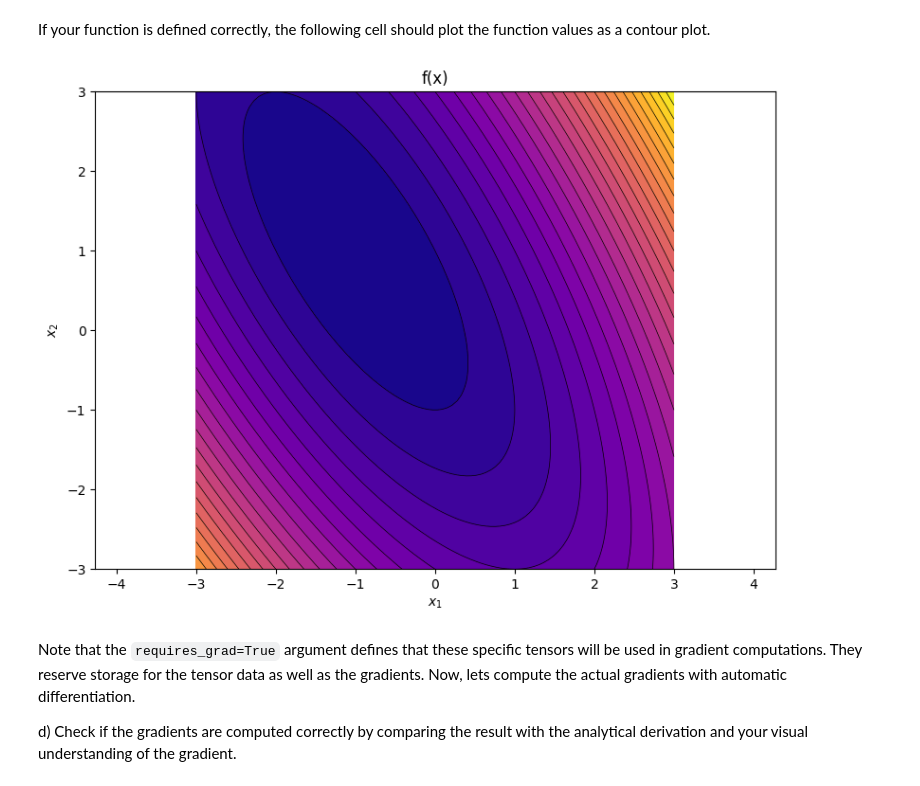
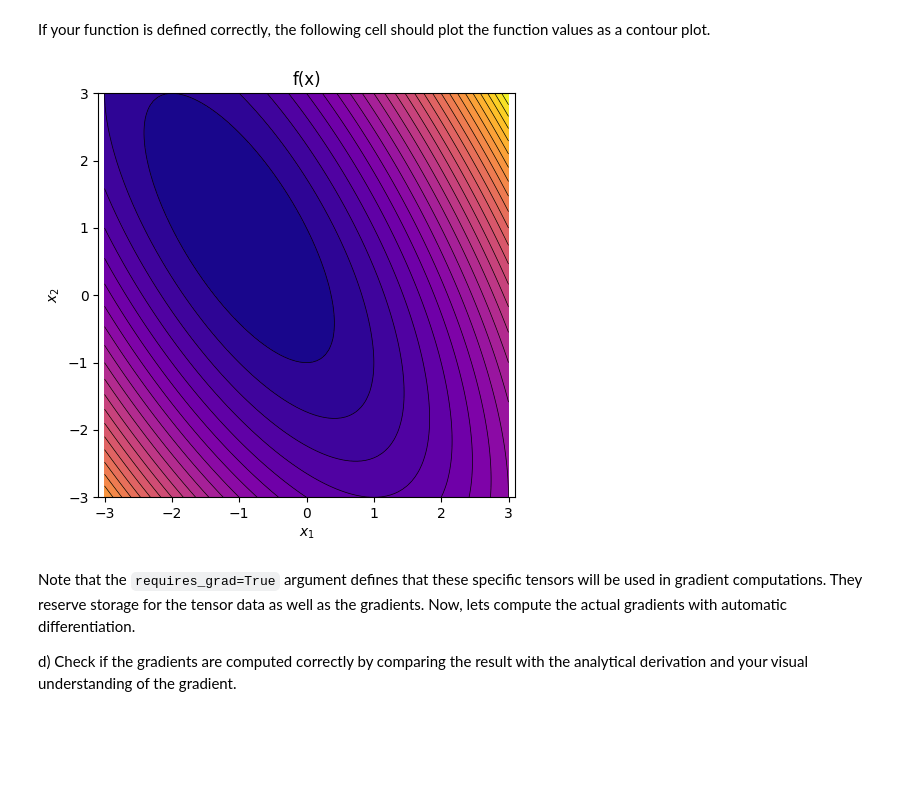
Before and after one commit to meyer-nils/structural_optimization, a Jupyter notebook: notebooks/exercise_01_tensors.ipynb, the cells around one changed output. Cells and saved outputs as stored; diff of their text form; code cells hidden in the pictures; blank space fills up the shorter version.

Commit message:
Update figsize in Exercise 1.

```diff
--- a/notebooks/exercise_01_tensors.ipynb
+++ b/notebooks/exercise_01_tensors.ipynb
@@ -322,12 +322,12 @@ If your function is defined correctly, the following cell should plot the functi
 # %%
 # Define x grid
 x0 = torch.linspace(-3, 3, steps=100, requires_grad=True)
 x1 = torch.linspace(-3, 3, steps=100, requires_grad=True)
 x_grid = torch.stack(torch.meshgrid(x0, x1, indexing="xy"), dim=2)
 
-plot_contours(x_grid, f(x_grid), title="f(x)")
+plot_contours(x_grid, f(x_grid), title="f(x)", figsize=(5, 5))
 # %% [output]
-[figure, old version]
+[figure, new version]
 # %% [markdown]
 Note that the `requires_grad=True` argument defines that these specific tensors will be used in gradient computations. They reserve storage for the tensor data as well as the gradients. Now, lets compute the actual gradients with automatic differentiation.
 
```
Also changed, not shown: parts of 1 cell of this notebook, 1 other file.
